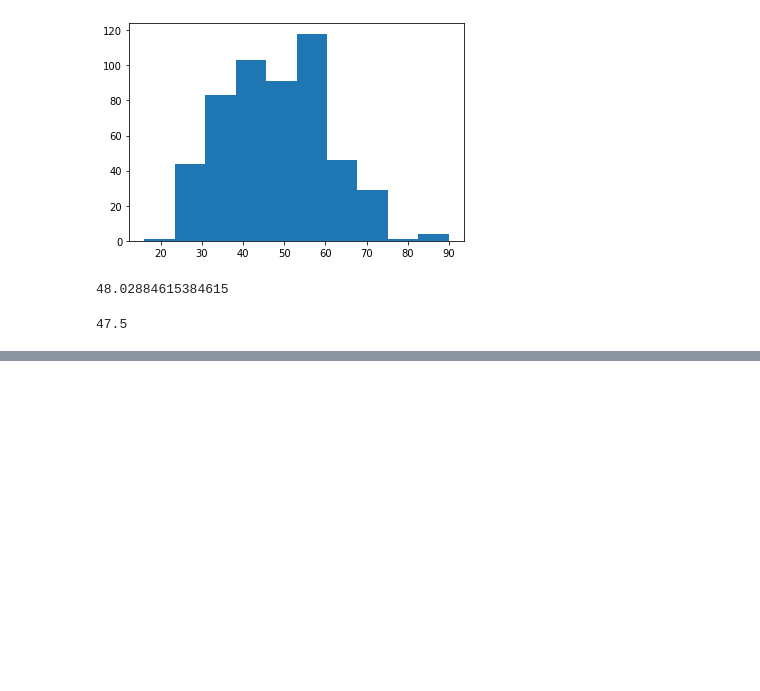
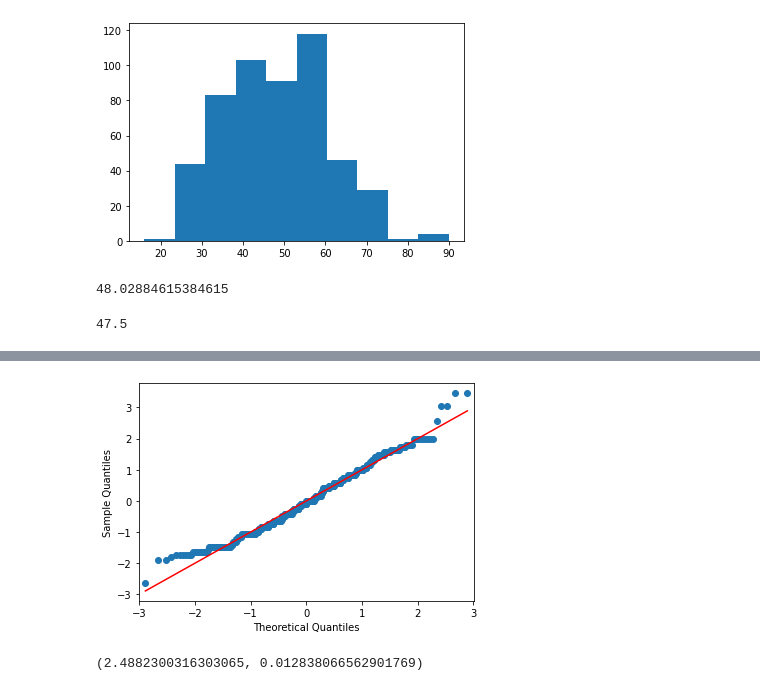
Before and after one commit to fabiokrone/DS_early_diabetes_detection, a Jupyter notebook: project-early-diabetes-detection.ipynb, the cells around one changed output, grey strips where cells are left out. Drawn from its saved outputs; the diff is of its cells as text; code cells hidden in the pictures; blank space fills up the shorter version.

```diff
--- a/project-early-diabetes-detection.ipynb
+++ b/project-early-diabetes-detection.ipynb
@@ -209,0 +298,15 @@ sns.countplot(df['ismale'])
+# %%
+# Q–Q (quantile-quantile) plot is a probability plot,
+# which is a graphical method for comparing two probability
+# distributions by plotting their quantiles against each other
+
+# the distribution is normal if most of the points fall within the 45° angle
+qqplot(df['age'], fit=True, line="s")
+plt.show()
+# %% [output]
+[figure, added]
+# %%
+# conduct z test of difference
+ztest(diabetes['age'], no_diabetes['age'])
+# %% [output]
+(2.4882300316303065, 0.012838066562901769)
```
Also changed, not shown: parts of 15 cells of this notebook.
